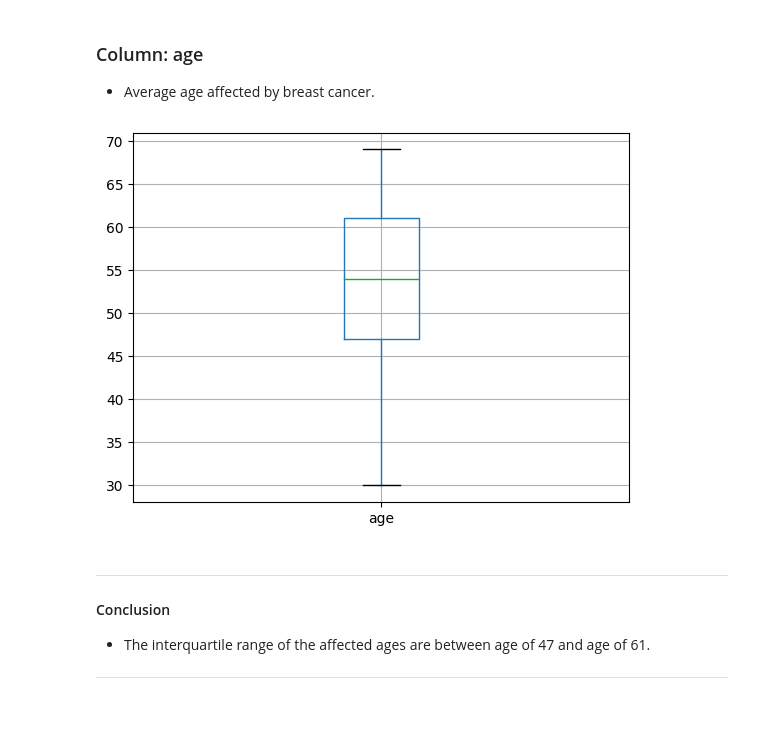
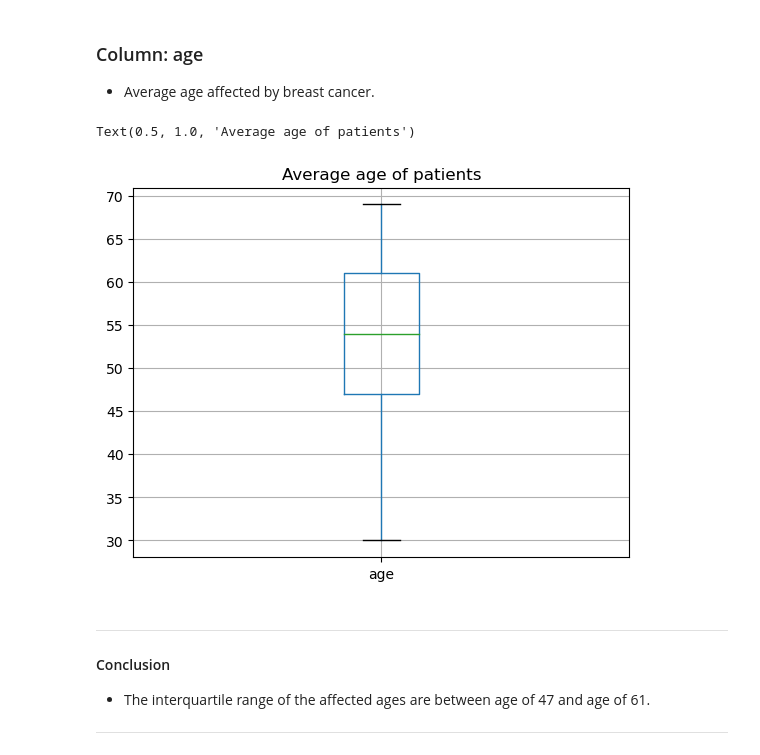
Before and after one commit to AniValle/Pandas_statistics_pt2, a Jupyter notebook: 0-preguntas_basicas.ipynb, the cells around one changed output. Cells and saved outputs as stored; diff of their text form; code cells hidden in the pictures; blank space fills up the shorter version.

Commit message:
Added title to some plots

```diff
--- a/0-preguntas_basicas.ipynb
+++ b/0-preguntas_basicas.ipynb
@@ -397,8 +397,10 @@ for p in ax.patches:
 - Average age affected by breast cancer.
 # %%
 _ = tidy_data.loc[:, ['age']].boxplot()
+plt.title("Average age of patients")
 # %% [output]
+Text(0.5, 1.0, 'Average age of patients')
-[figure, old version]
+[figure, new version]
 # %% [markdown]
 ---
 
```
Also changed, not shown: parts of 4 cells of this notebook, 2 other files.
